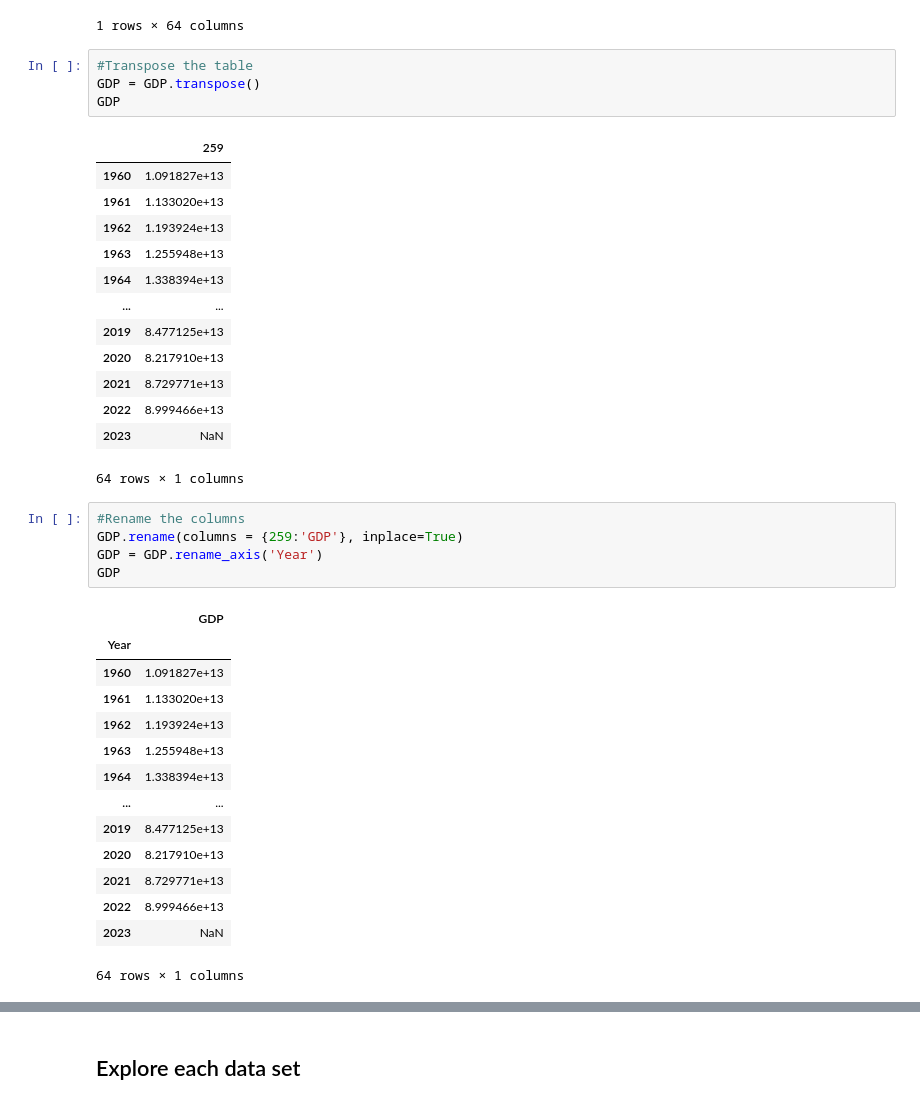
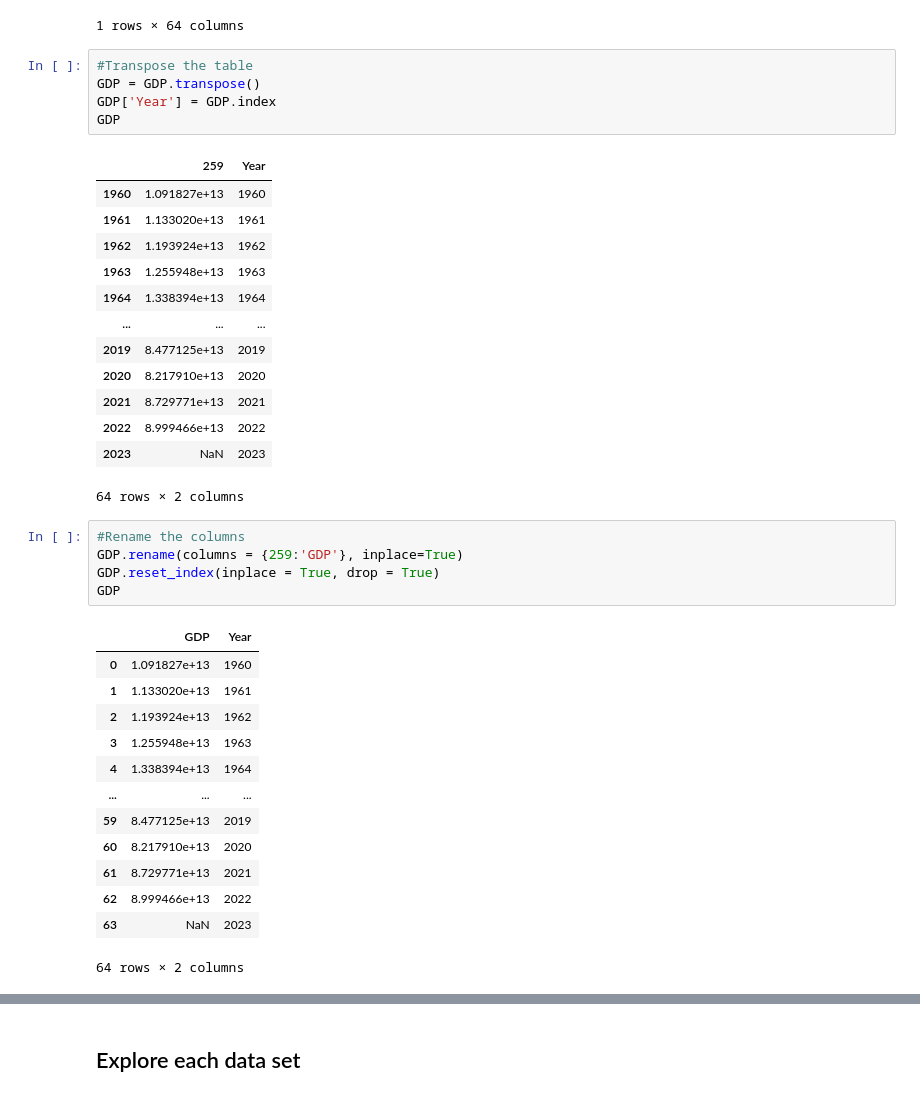
Before and after one commit to NumEconCopenhagen/projects-2024-codeonomics-crew, a Jupyter notebook: dataproject/dataproject.ipynb, the cells around one changed output, grey strips where cells are left out. Saved outputs shown, nothing was run; the diff lists cells and outputs as text.

```diff
--- a/dataproject/dataproject.ipynb
+++ b/dataproject/dataproject.ipynb
@@ -149,41 +140,41 @@ GDP
 # %%
 #Transpose the table
 GDP = GDP.transpose()
+GDP['Year'] = GDP.index
 GDP
 # %% [output]
-|  | 259 |
-| 1960 | 1.091827e+13 |
-| 1961 | 1.133020e+13 |
-| 1962 | 1.193924e+13 |
-| 1963 | 1.255948e+13 |
-| 1964 | 1.338394e+13 |
-| ... | ... |
-| 2019 | 8.477125e+13 |
-| 2020 | 8.217910e+13 |
-| 2021 | 8.729771e+13 |
-| 2022 | 8.999466e+13 |
-| 2023 | NaN |
+|  | 259 | Year |
+| 1960 | 1.091827e+13 | 1960 |
+| 1961 | 1.133020e+13 | 1961 |
+| 1962 | 1.193924e+13 | 1962 |
+| 1963 | 1.255948e+13 | 1963 |
+| 1964 | 1.338394e+13 | 1964 |
+| ... | ... | ... |
+| 2019 | 8.477125e+13 | 2019 |
+| 2020 | 8.217910e+13 | 2020 |
+| 2021 | 8.729771e+13 | 2021 |
+| 2022 | 8.999466e+13 | 2022 |
+| 2023 | NaN | 2023 |
-64 rows × 1 columns
+64 rows × 2 columns
 # %%
 #Rename the columns
 GDP.rename(columns = {259:'GDP'}, inplace=True)
-GDP = GDP.rename_axis('Year')
+GDP.reset_index(inplace = True, drop = True)
 GDP
 # %% [output]
-|  | GDP |
-| Year |  |
-| 1960 | 1.091827e+13 |
-| 1961 | 1.133020e+13 |
-| 1962 | 1.193924e+13 |
-| 1963 | 1.255948e+13 |
-| 1964 | 1.338394e+13 |
-| ... | ... |
-| 2019 | 8.477125e+13 |
-| 2020 | 8.217910e+13 |
-| 2021 | 8.729771e+13 |
-| 2022 | 8.999466e+13 |
-| 2023 | NaN |
+|  | GDP | Year |
+| 0 | 1.091827e+13 | 1960 |
+| 1 | 1.133020e+13 | 1961 |
+| 2 | 1.193924e+13 | 1962 |
+| 3 | 1.255948e+13 | 1963 |
+| 4 | 1.338394e+13 | 1964 |
+| ... | ... | ... |
+| 59 | 8.477125e+13 | 2019 |
+| 60 | 8.217910e+13 | 2020 |
+| 61 | 8.729771e+13 | 2021 |
+| 62 | 8.999466e+13 | 2022 |
+| 63 | NaN | 2023 |
-64 rows × 1 columns
+64 rows × 2 columns
 # %%
 #Removing the year 2023, since there is no data
 GDP.loc[GDP.GDP >= 0]
```
Also changed, not shown: parts of 7 cells of this notebook.
